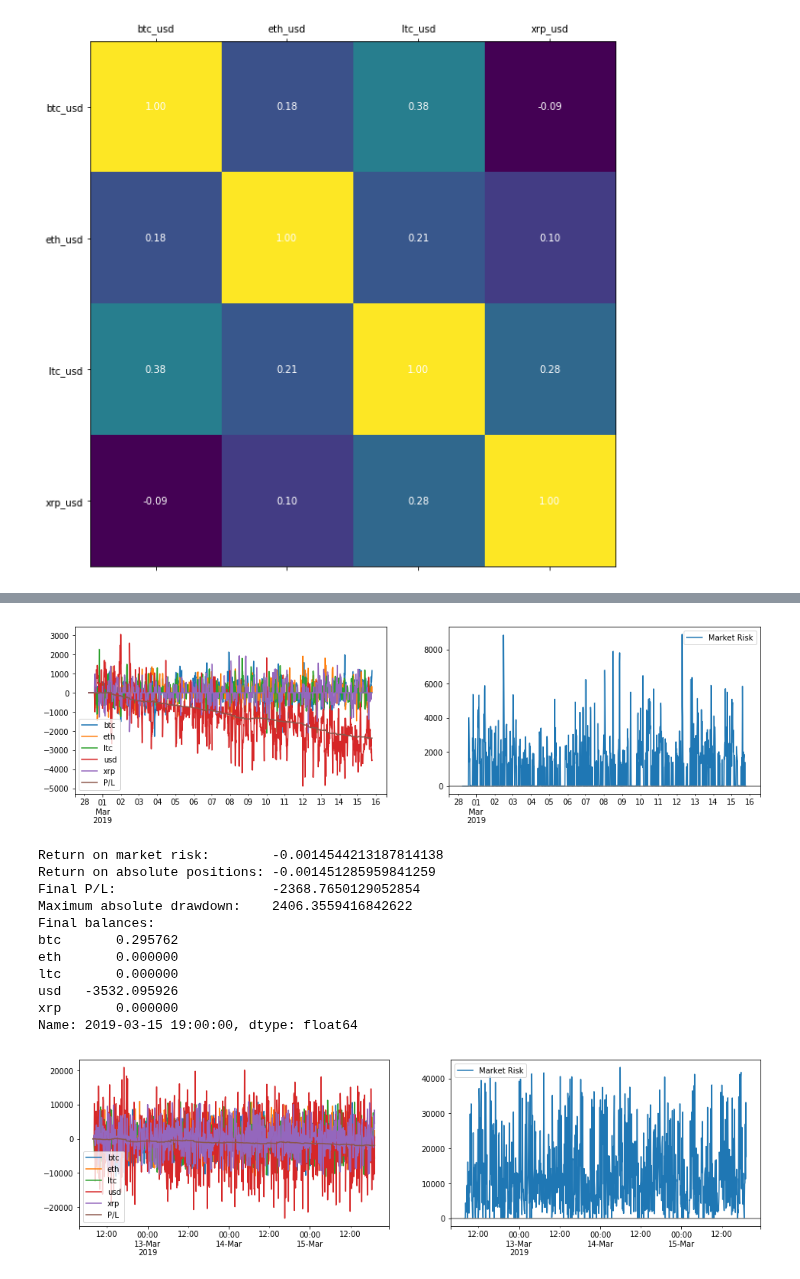
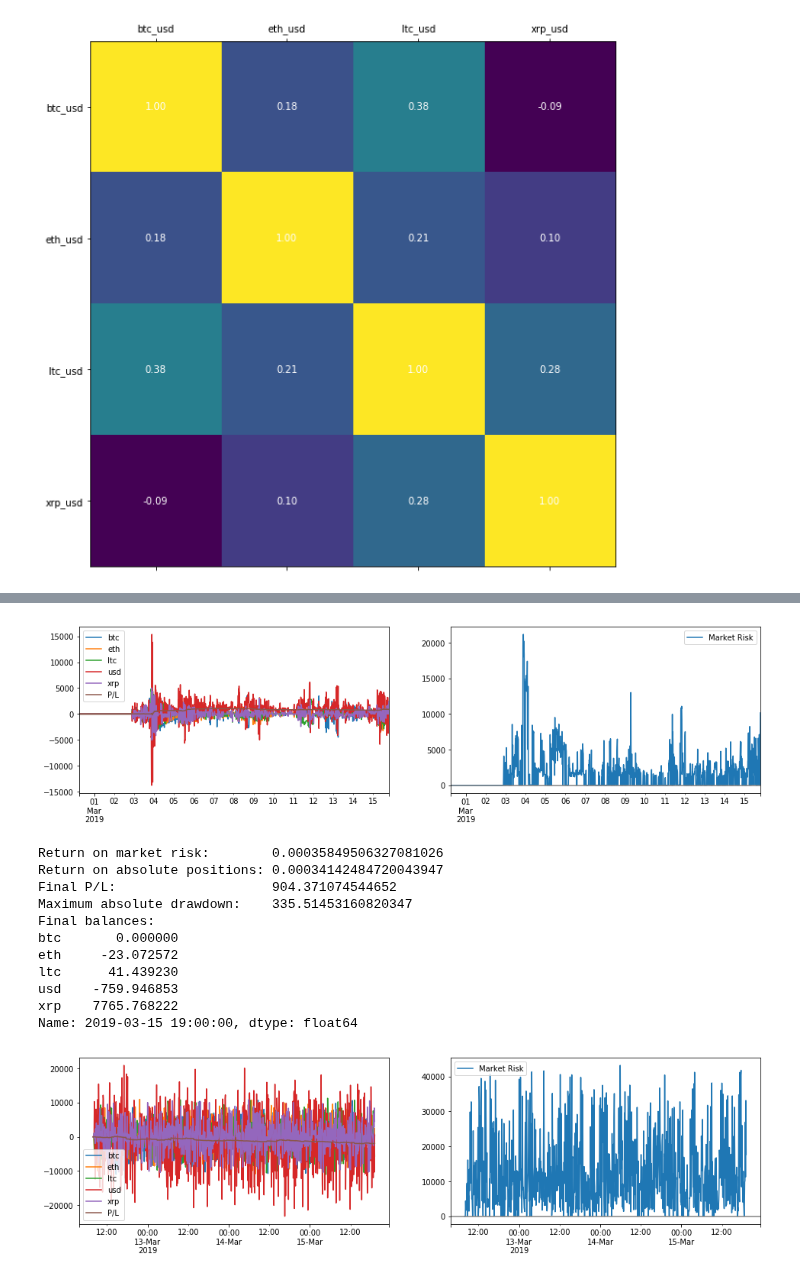
Before and after one commit to cambrian/quant, a Jupyter notebook: research/analysis.ipynb, the cells around one changed output, grey strips where cells are left out. Cells and saved outputs as stored; diff of their text form; code cells hidden in the pictures.

Commit message:
clean up cointegrater

```diff
--- a/research/analysis.ipynb
+++ b/research/analysis.ipynb
@@ -408,17 +391,17 @@ SyntaxError: Missing parentheses in call to 'print'. Did you mean print("Unable
 # %%
-plot_results(evaluate(StatArb(correlation_window_size = 32, movement_half_life = 1, size = 1000, min_edge = 0.25), data_15min))
+plot_results(evaluate(Cointegrater(cointegration_window_size = 256, size = 1000, min_edge = 0.25), data_15min))
 # %% [output]
-[figure, old version]
+[figure, new version]
-Return on market risk:        -0.0014544213187814138
-Return on absolute positions: -0.001451285959841259
-Final P/L:                    -2368.7650129052854
-Maximum absolute drawdown:    2406.3559416842622
+Return on market risk:        0.00035849506327081026
+Return on absolute positions: 0.00034142484720043947
+Final P/L:                    904.371074544652
+Maximum absolute drawdown:    335.51453160820347
 Final balances:
-btc       0.295762
-eth       0.000000
-ltc       0.000000
-usd   -3532.095926
-xrp       0.000000
+btc       0.000000
+eth     -23.072572
+ltc      41.439230
+usd    -759.946853
+xrp    7765.768222
 Name: 2019-03-15 19:00:00, dtype: float64
 # %%
 plot_results(evaluate(StatArb(correlation_window_size = 4, movement_half_life = 8, size = 1000, min_edge = 0.25), tail_data(data_5min, 1000)))
```
Also changed, not shown: parts of 6 cells of this notebook.
